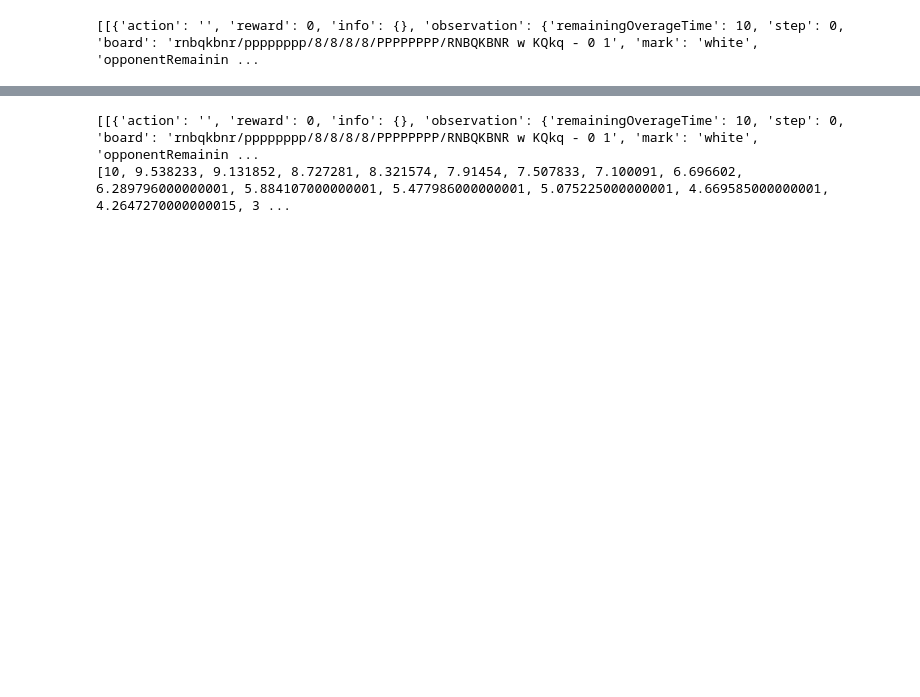
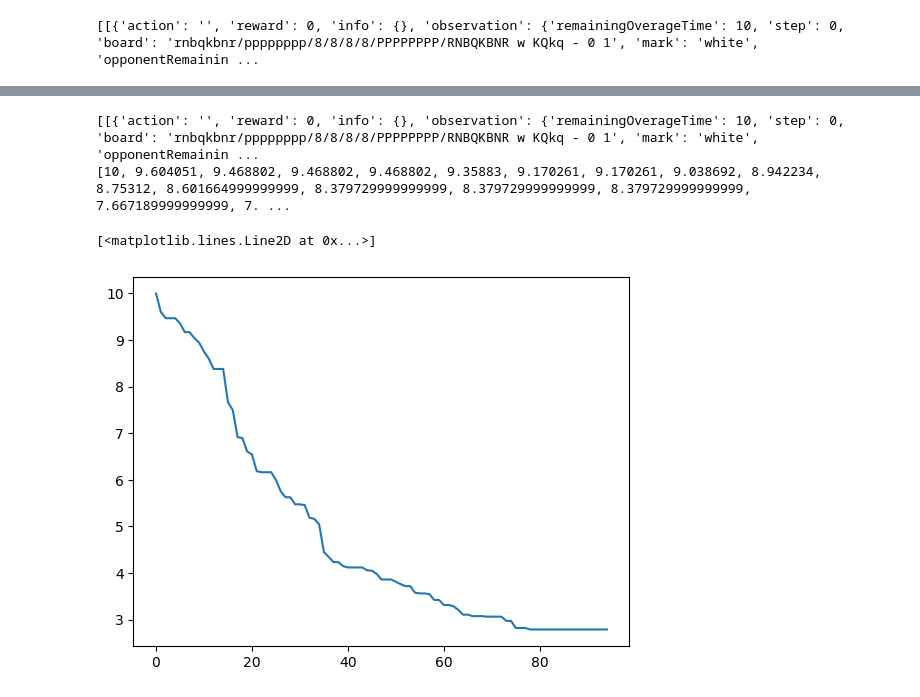
Before and after one commit to billenert/kaggle-fide-competition, a Jupyter notebook: Cfish/src/testing_env.ipynb, the cells around one changed output, grey strips where cells are left out. Drawn from its saved outputs; the diff is of its cells as text; code cells hidden in the pictures; blank space fills up the shorter version.

```diff
--- a/Cfish/src/testing_env.ipynb
+++ b/Cfish/src/testing_env.ipynb
@@ -33,8 +36,11 @@ print(whiteTime)
 # %%
 print(result)
 black = result[1::2]
 blackTime = [i[1]['observation'].remainingOverageTime for i in black]
 print(blackTime)
+plt.plot(blackTime)
 # %% [output]
 [[{'action': '', 'reward': 0, 'info': {}, 'observation': {'remainingOverageTime': 10, 'step': 0, 'board': 'rnbqkbnr/pppppppp/8/8/8/8/PPPPPPPP/RNBQKBNR w KQkq - 0 1', 'mark': 'white', 'opponentRemainin ...
-[10, 9.538233, 9.131852, 8.727281, 8.321574, 7.91454, 7.507833, 7.100091, 6.696602, 6.289796000000001, 5.884107000000001, 5.477986000000001, 5.075225000000001, 4.669585000000001, 4.2647270000000015, 3 ...
+[10, 9.604051, 9.468802, 9.468802, 9.468802, 9.35883, 9.170261, 9.170261, 9.038692, 8.942234, 8.75312, 8.601664999999999, 8.379729999999999, 8.379729999999999, 8.379729999999999, 7.667189999999999, 7. ...
+[<matplotlib.lines.Line2D at 0x...>]
+[figure, added]
```
Also changed, not shown: parts of 6 cells of this notebook.
